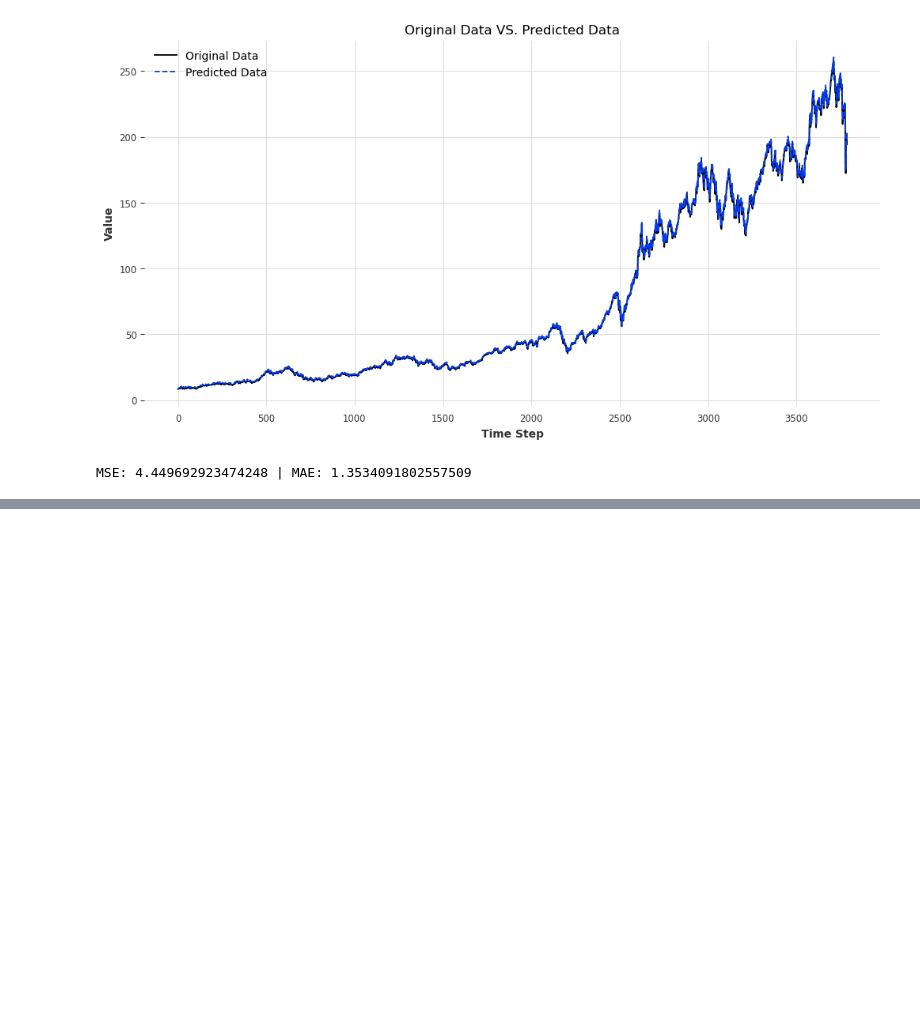
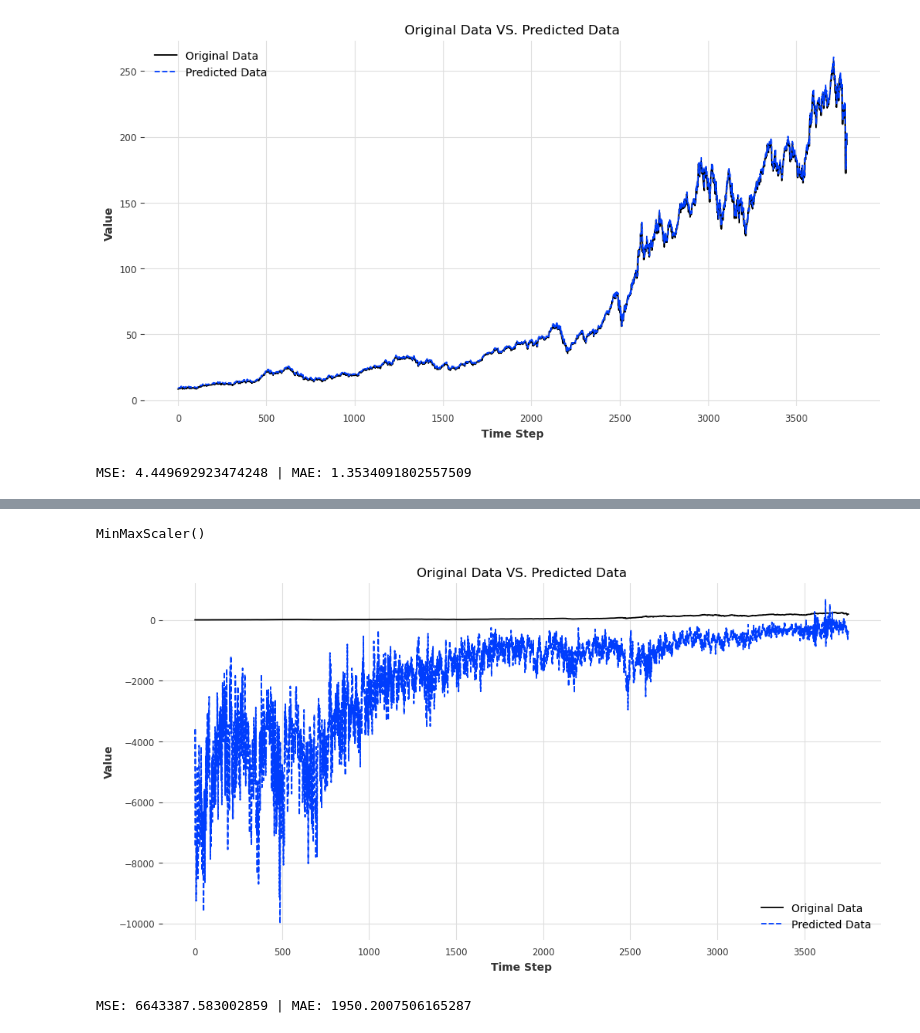
Before and after one commit to left-eyebr0w/brief-timeseries, a Jupyter notebook: Prédictions.ipynb, the cells around one changed output, grey strips where cells are left out. Drawn from its saved outputs; the diff is of its cells as text; code cells hidden in the pictures; blank space fills up the shorter version.

```diff
--- a/Prédictions.ipynb
+++ b/Prédictions.ipynb
@@ -540,7 +544,7 @@ for i in range(0, size):
 
     prediction = model.predict(
         n=1,
-        series=data_slice,
+        series=features_slice,
         past_covariates=covariates_slice,
         verbose=False,
         show_warnings=False
@@ -558,3 +574,5 @@ save = predicted
+# %%
+predicted = save
 # %%
 # On réajuste le scaler qui était resté réglé sur le min et le max de la 7ème entreprise (à cause de la boucle)
 scaler.fit(pickle["APPLE"].filter(["close"]))
@@ -564,6 +582,27 @@ scaler.fit(pickle["APPLE"].filter(["close"]))
 # original = scaler.inverse_transform(np.reshape(original, (original.shape[0], 1)))[INPUT_LEN:]
 # predicted = scaler.inverse_transform(np.reshape(predicted, (len(predicted), 1)))
 
-original = np.array(test_features)
-original = scaler.inverse_transform(np.reshape(original, (original.shape[0], 1)))[INPUT_LEN:]
-predicted = scaler.inverse_transform(np.reshape(predicted, (len(predicted), 1)))
+# original = np.array(test_features.values())
+# original = scaler.inverse_transform(np.reshape(original, (original.shape[0], 1)))[INPUT_LEN:]
+# predicted = scaler.inverse_transform(np.reshape(predicted, (len(predicted), 1)))
+# %% [output]
+MinMaxScaler()
+# %%
+original = pickle["APPLE"].filter(["close"])[INPUT_LEN:]
+# %%
+START = 0
+END = -1
+
+# On graphe les deux arrays
+
+graph(original[START:END], predicted[START:END])
+
+# Evaluation
+
+mse_tide = mean_squared_error(original, predicted)
+mae_tide = mean_absolute_error(original, predicted)
+
+print(f"MSE: {mse_tide} | MAE: {mae_tide}")
+# %% [output]
+[figure, added]
+MSE: 6643387.583002859 | MAE: 1950.2007506165287
```
Also changed, not shown: parts of 3 cells of this notebook.
